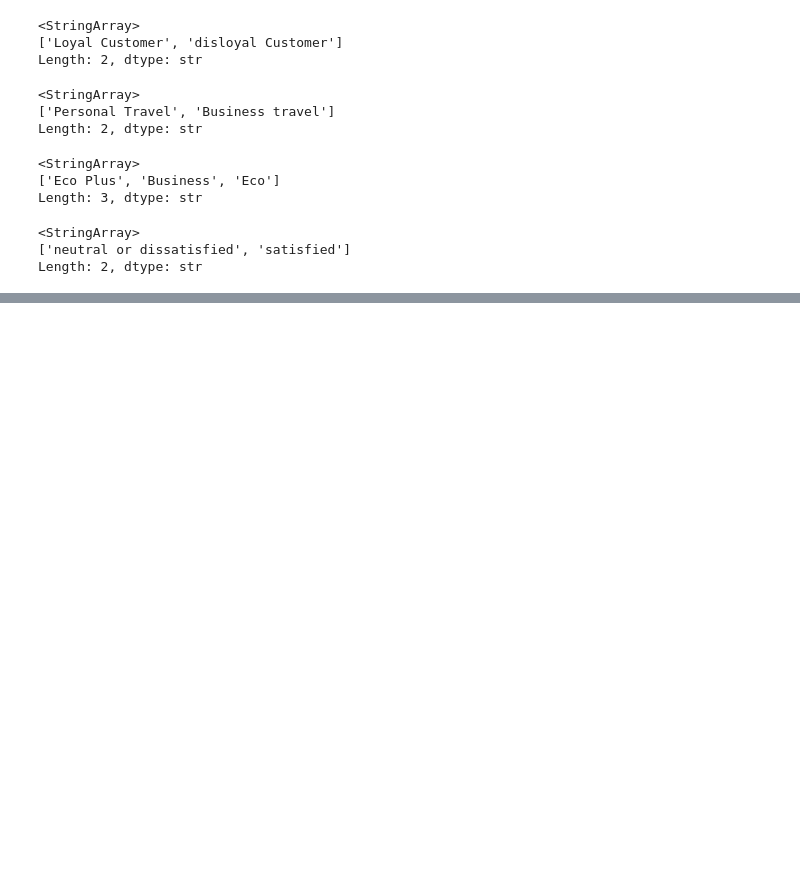
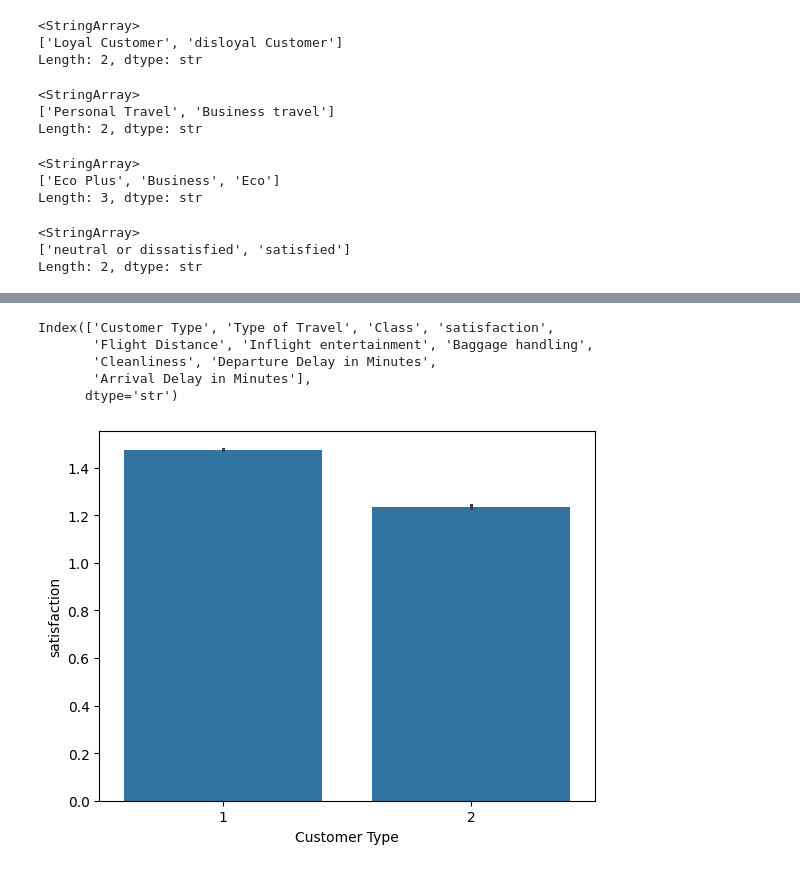
Before and after one commit to Ritika-Gauttam/Summer-2026, a Jupyter notebook: Machine Learning/Project/Customer_Satisfaction/cust_satisfation_prediction.ipynb, the cells around one changed output, grey strips where cells are left out. Drawn from its saved outputs; the diff is of its cells as text; code cells hidden in the pictures; blank space fills up the shorter version.

```diff
--- a/Machine Learning/Project/Customer_Satisfaction/cust_satisfation_prediction.ipynb
+++ b/Machine Learning/Project/Customer_Satisfaction/cust_satisfation_prediction.ipynb
@@ -260,0 +280,13 @@ df
+# %%
+df.columns
+# %% [output]
+Index(['Customer Type', 'Type of Travel', 'Class', 'satisfaction',
+       'Flight Distance', 'Inflight entertainment', 'Baggage handling',
+       'Cleanliness', 'Departure Delay in Minutes',
+       'Arrival Delay in Minutes'],
+      dtype='str')
+# %%
+sns.barplot(x = df['Customer Type'] ,y = df['satisfaction'], data = df)
+plt.show()
+# %% [output]
+[figure, added]
```
Also changed, not shown: parts of 11 cells of this notebook, 3 other files.
